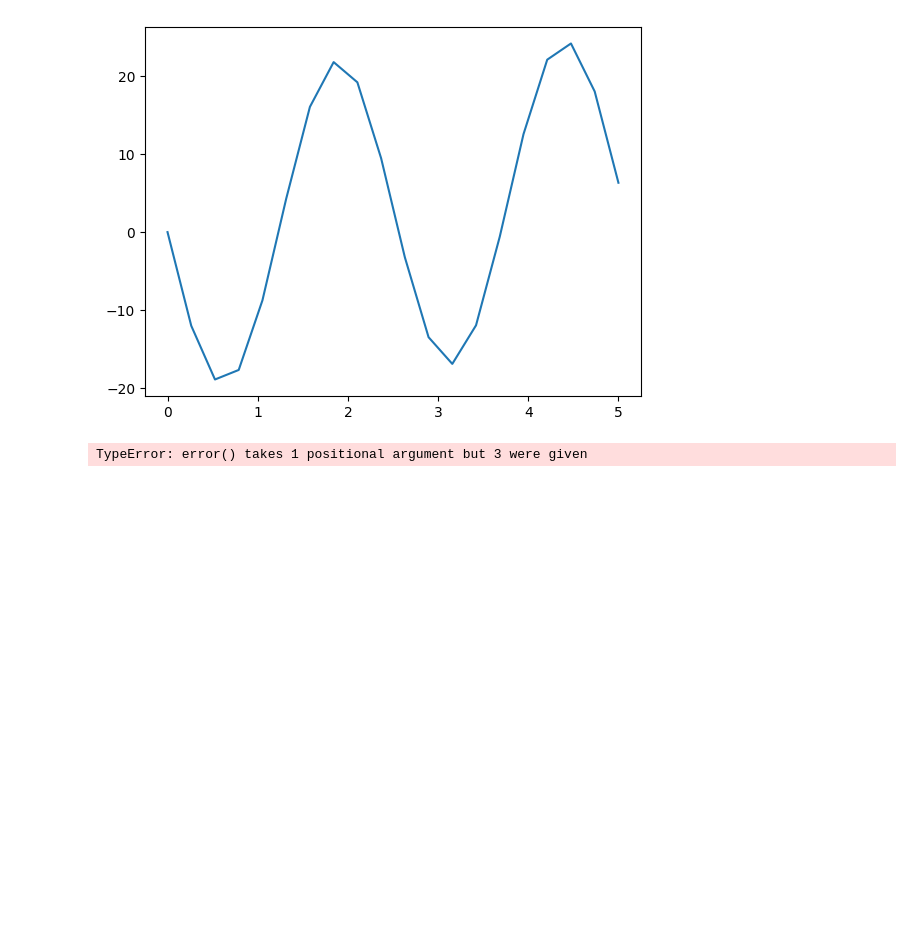
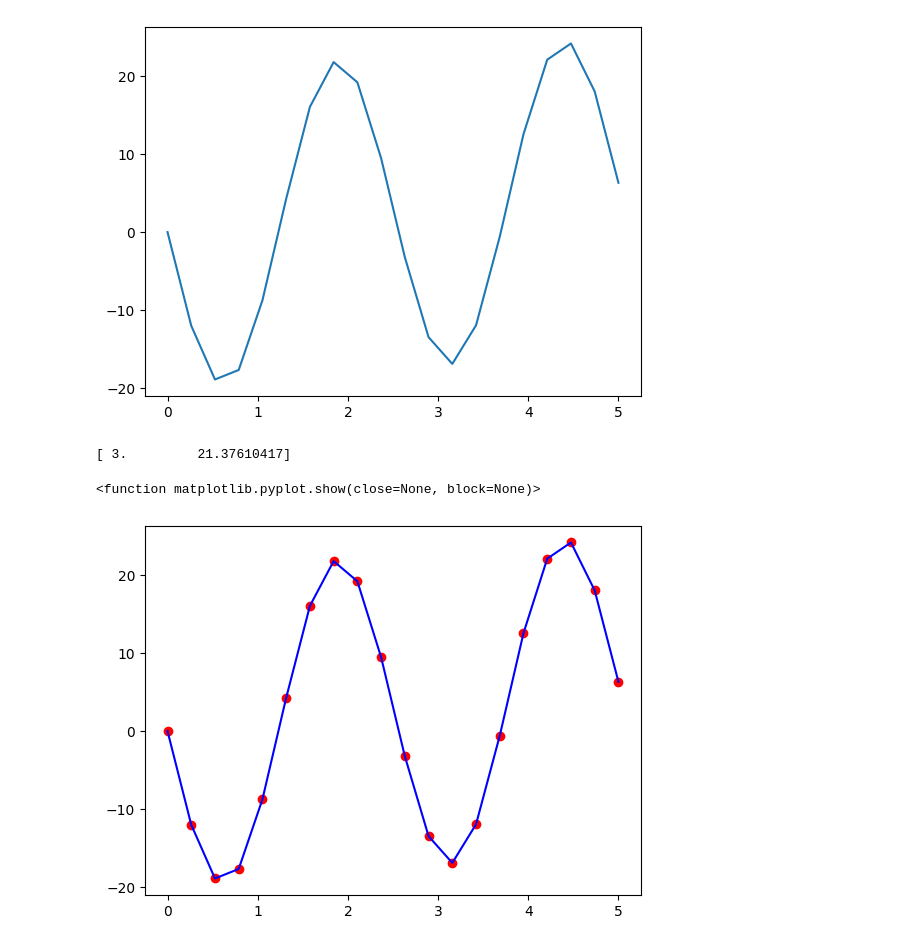
Before and after one commit to OVP2023/dataPY, a Jupyter notebook: Итоговая_математика_для_DS.ipynb, the cells around one changed output. Cells and saved outputs as stored; diff of their text form; code cells hidden in the pictures; blank space fills up the shorter version.

```diff
--- a/Итоговая_математика_для_DS.ipynb
+++ b/Итоговая_математика_для_DS.ipynb
@@ -121,11 +123,30 @@ plt.show()
 # %%
 def error(params):
     return np.sum(np.abs(fx - f(x, params[0], params[1])))
-# %%
-from scipy.optimize import curve_fit
-#выбран метод trf и начальные значения a=4 и  b=2
-
-res = curve_fit(error,x,fx, p0=[4,2],method='trf')
-print(res)
-# %% [output]
-TypeError: error() takes 1 positional argument but 3 were given
+# %%
+from scipy.optimize import minimize
+
+x0=np.array([0.5,-17])
+#nelder-mead оптимизирует не совсем точно
+#res = minimize(error, x0, method='nelder-mead',
+#    options={'disp': True})
+
+#вариант более точной оптимизации по методу оптимизации COBYLA (Constrained Optimization BY Linear Approximations), который является методом безусловной оптимизации, т.е. не требует определения ограничений для параметров
+#res = minimize(error, [0,0], method='COBYLA')
+
+#Дифференциальная эволюция  [(-5, 5), (-25, 25)] bounds представляет собой список кортежей, задающих диапазон значений каждого из параметров функции error
+res = differential_evolution(error, [(-5, 5), (-25, 25)])
+
+print(res.x)
+# %% [output]
+[ 3.         21.37610417]
+# %%
+#Строим график исходных данных
+plt.plot(x,fx,'ro',label='Original data')
+#Строим график модели с оптимальными параметрами
+plt.plot(x,f(x,res.x[0],res.x[1]),'b-',label='Model function')
+plt.legend
+plt.show
+# %% [output]
+<function matplotlib.pyplot.show(close=None, block=None)>
+[figure, added]
```
Also changed, not shown: parts of 10 cells of this notebook.
